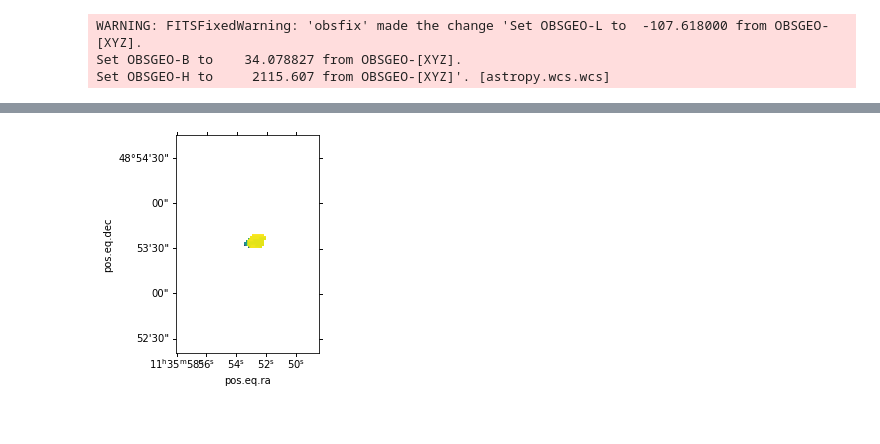
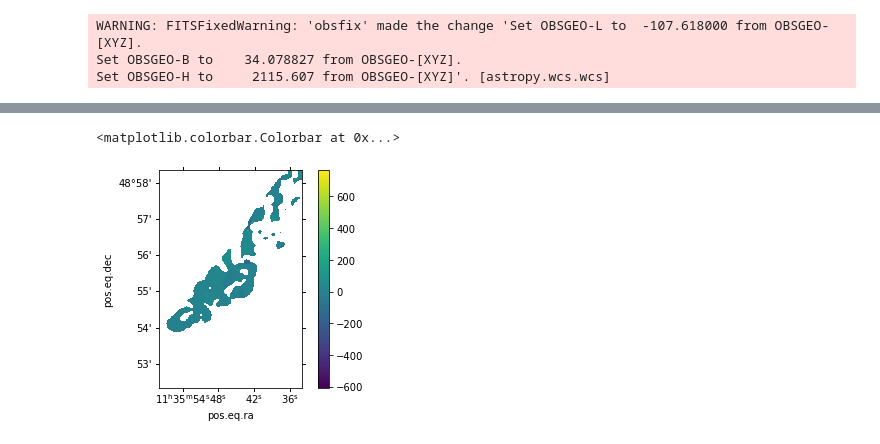
Before and after one commit to miguelcarcamov/csromer, a Jupyter notebook: sandboxes/rm_statistics.ipynb, the cells around one changed output, grey strips where cells are left out. Saved outputs shown, nothing was run; the diff lists cells and outputs as text; code cells hidden in the pictures.

```diff
--- a/sandboxes/rm_statistics.ipynb
+++ b/sandboxes/rm_statistics.ipynb
@@ -33,28 +34,28 @@ def get_lims(wcs: WCS = None, radius: Quantity=None, center_coord: SkyCoord=None
     ylim = [int(up), int(down)]
     return xlim, ylim
 # %%
-rm_hdu=fits.open("/home/miguel/Documents/datasets/A1314_JVLA/mfs/rm_images/max_faraday_depth.fits")[0]
-p_hdu= fits.open("/home/miguel/Documents/datasets/A1314_JVLA/mfs/rm_images/max_rotated_intensity.fits")[0]
-sigma_qu_hdu=fits.open("/home/miguel/Documents/datasets/A1314_JVLA/mfs/rm_images/sigma_qu_faraday.fits")[0]
-sigma_phi_hdu=fits.open("/home/miguel/Documents/datasets/A1314_JVLA/mfs/rm_images/sigma_phi_peak.fits")[0]
+rm_hdu=fits.open("/home/miguel/Documents/datasets/A1314_JVLA/mfs/rm_images/delta_wavelet/max_faraday_depth.fits")[0]
+p_hdu= fits.open("/home/miguel/Documents/datasets/A1314_JVLA/mfs/rm_images/delta_wavelet/max_rotated_intensity.fits")[0]
+sigma_qu_hdu=fits.open("/home/miguel/Documents/datasets/A1314_JVLA/mfs/rm_images/delta_wavelet/sigma_qu_faraday.fits")[0]
+sigma_phi_hdu=fits.open("/home/miguel/Documents/datasets/A1314_JVLA/mfs/rm_images/delta_wavelet/sigma_phi_peak.fits")[0]
 # %%
 cluster_center_coord = SkyCoord(ra=173.714 * un.deg, dec=49.091 * un.deg, frame="fk5")
 # %%
-#center_coord = SkyCoord(ra=173.705 * un.deg,dec=49.077 *un.deg, frame="fk5") # Center Source
-#center_coord = SkyCoord(ra=173.479 * un.deg,dec=49.064 *un.deg, frame="fk5") # C-W Source
-#center_coord = SkyCoord(ra=173.654 * un.deg,dec=48.978 *un.deg, frame="fk5") # C-S Extended
-#center_coord = SkyCoord(ra=173.453 * un.deg,dec=48.985 *un.deg, frame="fk5") # S-W Source
-#center_coord = SkyCoord(ra=173.803 * un.deg,dec=48.966 *un.deg, frame="fk5") # S-E Source
+#center_coord = SkyCoord(ra=173.705 * un.deg,dec=49.077 *un.deg, frame="fk5") # Center Source 10
+#center_coord = SkyCoord(ra=173.479 * un.deg,dec=49.064 *un.deg, frame="fk5") # C-W Source 3
+center_coord = SkyCoord(ra=173.654 * un.deg,dec=48.978 *un.deg, frame="fk5") # C-S Extended 9
+#center_coord = SkyCoord(ra=173.453 * un.deg,dec=48.985 *un.deg, frame="fk5") # S-W Source 1
+#center_coord = SkyCoord(ra=173.803 * un.deg,dec=48.966 *un.deg, frame="fk5") # S-E Source 13
 # %%
 # Centers based on core centers
-#center_coord = SkyCoord(ra=173.705 * un.deg,dec=49.077 *un.deg, frame="fk5") # Center Source
-#center_coord = SkyCoord(ra=173.496 * un.deg,dec=49.062 *un.deg, frame="fk5") # C-W Source
-#center_coord = SkyCoord(ra=173.693 * un.deg,dec=48.956 *un.deg, frame="fk5") # C-S Extended
-#center_coord = SkyCoord(ra=173.453 * un.deg,dec=48.985 *un.deg, frame="fk5") # S-W Source
-#center_coord = SkyCoord(ra=173.803 * un.deg,dec=48.966 *un.deg, frame="fk5") # S-E Source
-#center_coord = SkyCoord(ra=173.521 * un.deg,dec=49.106 *un.deg, frame="fk5") # 5
-#center_coord = SkyCoord(ra=173.762 * un.deg,dec=49.193 *un.deg, frame="fk5") # 12
-center_coord = SkyCoord(ra=173.943 * un.deg,dec=48.921 *un.deg, frame="fk5") # 15
+#center_coord = SkyCoord(ra=173.705 * un.deg,dec=49.077 *un.deg, frame="fk5") # Center Source 10*
+#center_coord = SkyCoord(ra=173.496 * un.deg,dec=49.062 *un.deg, frame="fk5") # C-W Source 3*
+#center_coord = SkyCoord(ra=173.693 * un.deg,dec=48.956 *un.deg, frame="fk5") # C-S Extended 9*
+#center_coord = SkyCoord(ra=173.453 * un.deg,dec=48.985 *un.deg, frame="fk5") # S-W Source 1 *
+#center_coord = SkyCoord(ra=173.803 * un.deg,dec=48.966 *un.deg, frame="fk5") # S-E Source 13*
+#center_coord = SkyCoord(ra=173.521 * un.deg,dec=49.106 *un.deg, frame="fk5") # 5*
+#center_coord = SkyCoord(ra=173.762 * un.deg,dec=49.193 *un.deg, frame="fk5") # 12*
+#center_coord = SkyCoord(ra=173.943 * un.deg,dec=48.921 *un.deg, frame="fk5") # 15*
 # %%
 dist_to_center = center_coord.separation(cluster_center_coord)
 # %%
@@ -92,5 +94,5 @@ sigma_phi = np.where(p>6*sigma_qu, sigma_phi, np.nan)
 # %%
-x_lim, y_lim = get_lims(wcs, radius=0.02*un.deg, center_coord=center_coord)
+x_lim, y_lim = get_lims(wcs, radius=0.05*un.deg, center_coord=center_coord)
 # %%
 rm = rm[y_lim[0]:y_lim[1], x_lim[0]:x_lim[1]]
 sigma_phi = sigma_phi[y_lim[0]:y_lim[1], x_lim[0]:x_lim[1]]
@@ -97,8 +111,10 @@ sigma_phi = sigma_phi[y_lim[0]:y_lim[1], x_lim[0]:x_lim[1]]
 # %%
+fig = plt.figure()
 ax = plt.subplot(projection=wcs)
-ax.imshow(rm)
+im = ax.imshow(rm)
 #ax.set_xlim(x_lim[1], x_lim[0])
 #ax.set_ylim(y_lim[1], y_lim[0])
-plt.show()
+fig.colorbar(im, ax=ax, orientation='vertical')
 # %% [output]
+<matplotlib.colorbar.Colorbar at 0x...>
-[figure, old version]
+[figure, new version]
```
Also changed, not shown: parts of 19 cells of this notebook, 22 other files.
